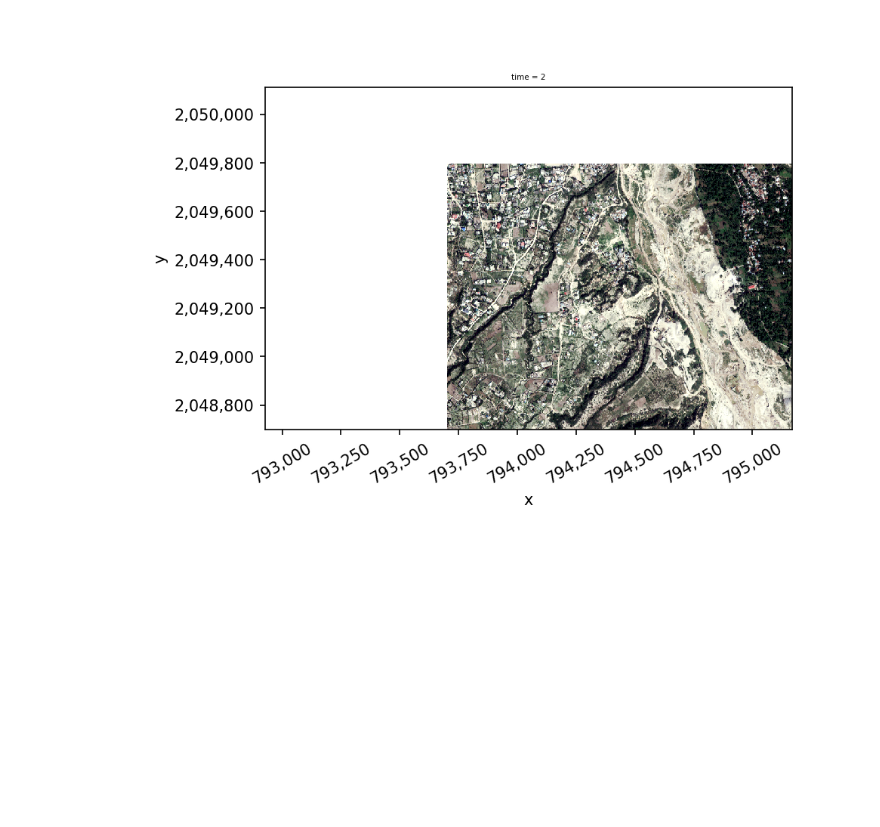
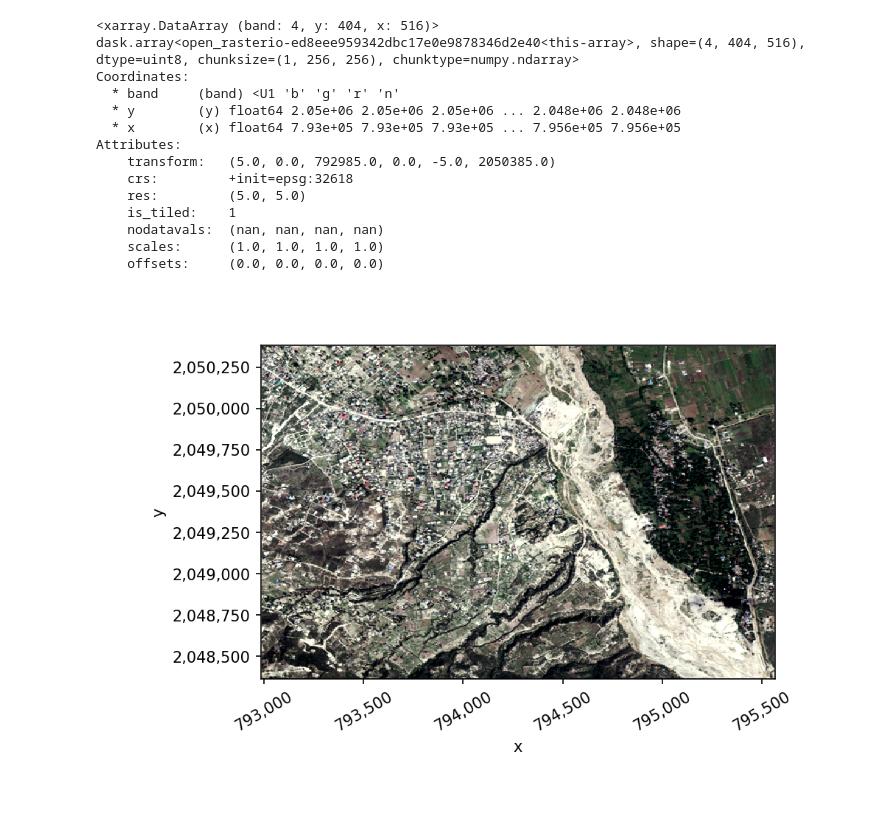
Before and after one commit to jgrss/geowombat, a Jupyter notebook: notebooks/Untitled.ipynb, the cells around one changed output. Saved outputs shown, nothing was run; the diff lists cells and outputs as text; code cells hidden in the pictures; blank space fills up the shorter version.

Commit message:
added warping option for single image reads

```diff
--- a/notebooks/Untitled.ipynb
+++ b/notebooks/Untitled.ipynb
@@ -28,0 +44,8 @@ os.listdir(os.path.dirname(rgbn_suba))
+# %%
+with gw.config.update(sensor='rgbn', ref_res=(5, 5)):
+
+    with gw.open(rgbn, band_names=['b', 'g', 'r', 'n'], resampling='cubic') as ds:
+
+        dss = ds.gw.moving(stat='max', n_jobs=8)
+
+        dss.gw.imshow(band_names=['g', 'r', 'n'], flip=True, mask=True, nodata=0, robust=True)
@@ -29,7 +54,25 @@ os.listdir(os.path.dirname(rgbn_suba))
 # %%
-with gw.open(os.path.join(os.path.dirname(rgbn_suba), '*sub*.tif'),
-             band_names=['b', 'g', 'r', 'n']) as ds:
+with gw.config.update(sensor='rgbn', ref_res=(5, 5)):
 
-    ds.sel(time=2).gw.imshow(band_names=['b', 'g', 'r'], flip=True, mask=True, nodata=0, robust=True)
+    with gw.open(rgbn,
+                 band_names=['b', 'g', 'r', 'n'],
+                 resampling='cubic') as ds:
+
+        print(ds)
+        ds.gw.imshow(band_names=['b', 'g', 'r'], flip=True, mask=True, nodata=0, robust=True)
 # %% [output]
+<xarray.DataArray (band: 4, y: 404, x: 516)>
+dask.array<open_rasterio-ed8eee959342dbc17e0e9878346d2e40<this-array>, shape=(4, 404, 516), dtype=uint8, chunksize=(1, 256, 256), chunktype=numpy.ndarray>
+Coordinates:
+  * band     (band) <U1 'b' 'g' 'r' 'n'
+  * y        (y) float64 2.05e+06 2.05e+06 2.05e+06 ... 2.048e+06 2.048e+06
+  * x        (x) float64 7.93e+05 7.93e+05 7.93e+05 ... 7.956e+05 7.956e+05
+Attributes:
+    transform:   (5.0, 0.0, 792985.0, 0.0, -5.0, 2050385.0)
+    crs:         +init=epsg:32618
+    res:         (5.0, 5.0)
+    is_tiled:    1
+    nodatavals:  (nan, nan, nan, nan)
+    scales:      (1.0, 1.0, 1.0, 1.0)
+    offsets:     (0.0, 0.0, 0.0, 0.0)
-[figure, old version]
+[figure, new version]
```
Also changed, not shown: parts of 5 cells of this notebook, 4 other files.
